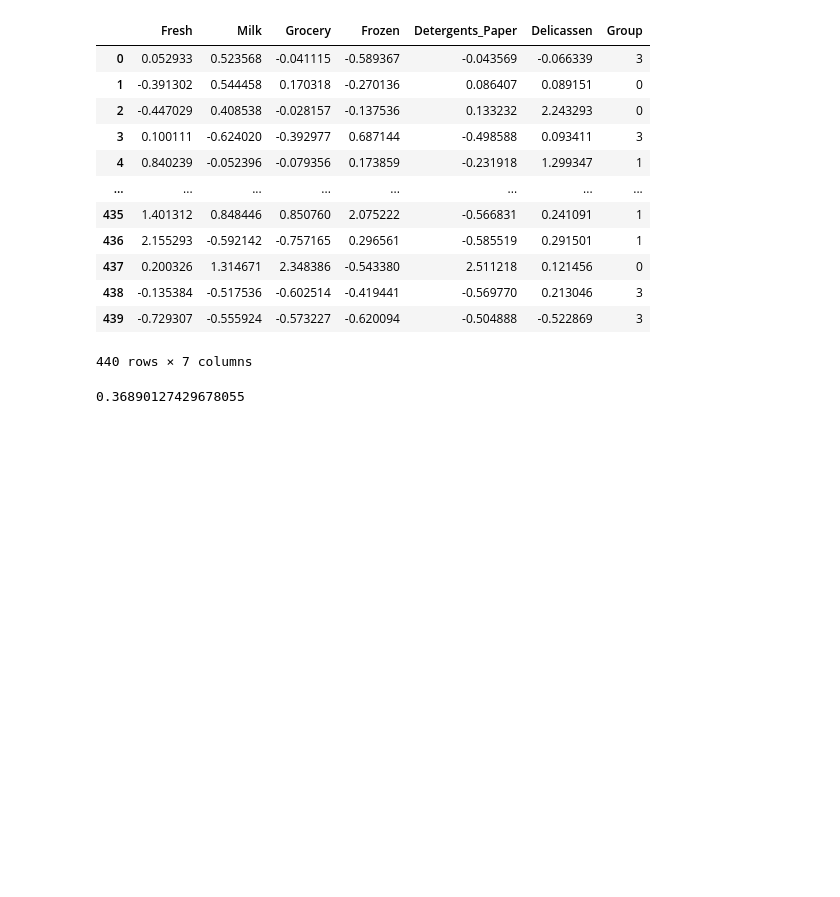
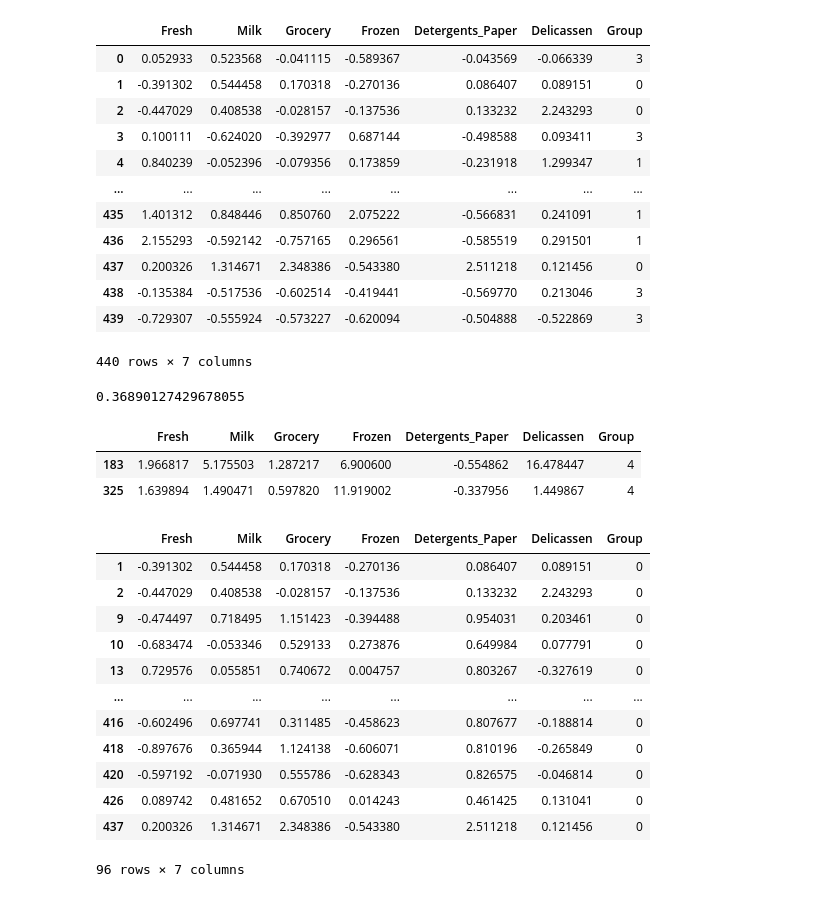
Before and after one commit to Prashanth-557/ML-Training, a Jupyter notebook: Day24.ipynb, the cells around one changed output. Saved outputs shown, nothing was run; the diff lists cells and outputs as text; code cells hidden in the pictures; blank space fills up the shorter version.

```diff
--- a/Day24.ipynb
+++ b/Day24.ipynb
@@ -423,8 +423,8 @@ y_num
 | 439 | 3 |
 440 rows × 1 columns
 # %%
-cust=pd.concat([df,y_num],axis=1)
-cust
+cust_kmeans_data=pd.concat([df,y_num],axis=1)
+cust_kmeans_data
 # %% [output]
 |  | Fresh | Milk | Grocery | Frozen | Detergents_Paper | Delicassen | Group |
 | 0 | 0.052933 | 0.523568 | -0.041115 | -0.589367 | -0.043569 | -0.066339 | 3 |
@@ -443,3 +443,25 @@ cust
 silhouette_score(X,y)
 # %% [output]
 0.36890127429678055
+# %%
+cust_kmeans_data[cust_kmeans_data['Group']==4]
+# %% [output]
+|  | Fresh | Milk | Grocery | Frozen | Detergents_Paper | Delicassen | Group |
+| 183 | 1.966817 | 5.175503 | 1.287217 | 6.900600 | -0.554862 | 16.478447 | 4 |
+| 325 | 1.639894 | 1.490471 | 0.597820 | 11.919002 | -0.337956 | 1.449867 | 4 |
+# %%
+cust_kmeans_data[cust_kmeans_data['Group']==0]
+# %% [output]
+|  | Fresh | Milk | Grocery | Frozen | Detergents_Paper | Delicassen | Group |
+| 1 | -0.391302 | 0.544458 | 0.170318 | -0.270136 | 0.086407 | 0.089151 | 0 |
+| 2 | -0.447029 | 0.408538 | -0.028157 | -0.137536 | 0.133232 | 2.243293 | 0 |
+| 9 | -0.474497 | 0.718495 | 1.151423 | -0.394488 | 0.954031 | 0.203461 | 0 |
+| 10 | -0.683474 | -0.053346 | 0.529133 | 0.273876 | 0.649984 | 0.077791 | 0 |
+| 13 | 0.729576 | 0.055851 | 0.740672 | 0.004757 | 0.803267 | -0.327619 | 0 |
+| ... | ... | ... | ... | ... | ... | ... | ... |
+| 416 | -0.602496 | 0.697741 | 0.311485 | -0.458623 | 0.807677 | -0.188814 | 0 |
+| 418 | -0.897676 | 0.365944 | 1.124138 | -0.606071 | 0.810196 | -0.265849 | 0 |
+| 420 | -0.597192 | -0.071930 | 0.555786 | -0.628343 | 0.826575 | -0.046814 | 0 |
+| 426 | 0.089742 | 0.481652 | 0.670510 | 0.014243 | 0.461425 | 0.131041 | 0 |
+| 437 | 0.200326 | 1.314671 | 2.348386 | -0.543380 | 2.511218 | 0.121456 | 0 |
+96 rows × 7 columns
```
Also changed, not shown: parts of 16 cells of this notebook.
